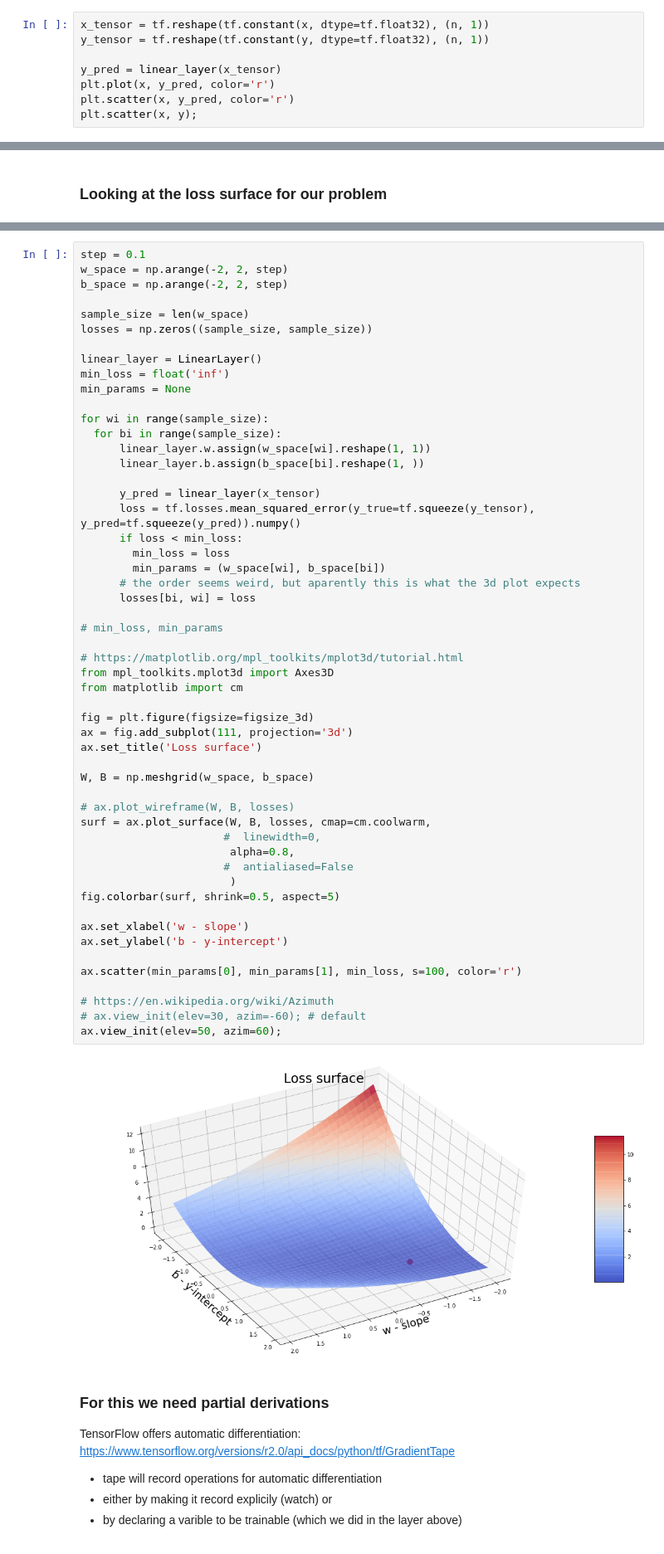
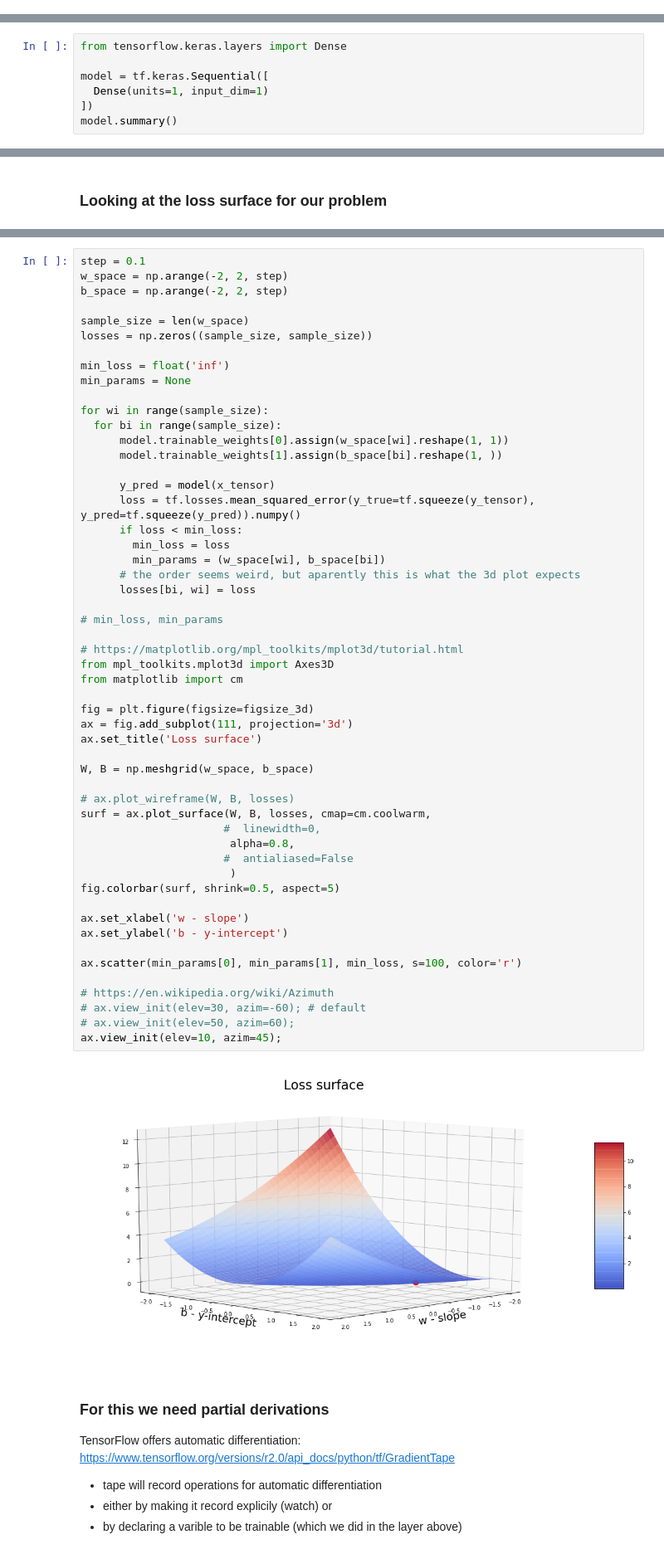
Before and after one commit to DJCordhose/ml-workshop, a Jupyter notebook: notebooks/intro/2021/intro-regression.ipynb, the cells around one changed output, grey strips where cells are left out. Shown at 83% size. Cells and saved outputs as stored; diff of their text form.

```diff
--- a/notebooks/intro/2021/intro-regression.ipynb
+++ b/notebooks/intro/2021/intro-regression.ipynb
@@ -312,8 +232,0 @@ linear_layer.trainable_variables
-# %%
-x_tensor = tf.reshape(tf.constant(x, dtype=tf.float32), (n, 1))
-y_tensor = tf.reshape(tf.constant(y, dtype=tf.float32), (n, 1))
-
-y_pred = linear_layer(x_tensor)
-plt.plot(x, y_pred, color='r')
-plt.scatter(x, y_pred, color='r')
-plt.scatter(x, y);
@@ -327,0 +237,7 @@ plt.scatter(x, y);
+# %%
+from tensorflow.keras.layers import Dense
+
+model = tf.keras.Sequential([
+  Dense(units=1, input_dim=1)
+])
+model.summary()
@@ -426,16 +365,15 @@ b_space = np.arange(-2, 2, step)
 sample_size = len(w_space)
 losses = np.zeros((sample_size, sample_size))
 
-linear_layer = LinearLayer()
 min_loss = float('inf')
 min_params = None
 
 for wi in range(sample_size):
   for bi in range(sample_size):
-      linear_layer.w.assign(w_space[wi].reshape(1, 1))
-      linear_layer.b.assign(b_space[bi].reshape(1, ))
+      model.trainable_weights[0].assign(w_space[wi].reshape(1, 1))
+      model.trainable_weights[1].assign(b_space[bi].reshape(1, ))
 
-      y_pred = linear_layer(x_tensor)
+      y_pred = model(x_tensor)
       loss = tf.losses.mean_squared_error(y_true=tf.squeeze(y_tensor), y_pred=tf.squeeze(y_pred)).numpy()
       if loss < min_loss:
         min_loss = loss
@@ -444,35 +382,36 @@ for wi in range(sample_size):
       losses[bi, wi] = loss
 
 # min_loss, min_params
 
 # https://matplotlib.org/mpl_toolkits/mplot3d/tutorial.html
 from mpl_toolkits.mplot3d import Axes3D
 from matplotlib import cm
 
 fig = plt.figure(figsize=figsize_3d)
 ax = fig.add_subplot(111, projection='3d')
 ax.set_title('Loss surface')
 
 W, B = np.meshgrid(w_space, b_space)
 
 # ax.plot_wireframe(W, B, losses)
 surf = ax.plot_surface(W, B, losses, cmap=cm.coolwarm,
                       #  linewidth=0,
                        alpha=0.8,
                       #  antialiased=False
                        )
 fig.colorbar(surf, shrink=0.5, aspect=5)
 
 ax.set_xlabel('w - slope')
 ax.set_ylabel('b - y-intercept')
 
 ax.scatter(min_params[0], min_params[1], min_loss, s=100, color='r')
 
 # https://en.wikipedia.org/wiki/Azimuth
 # ax.view_init(elev=30, azim=-60); # default
-ax.view_init(elev=50, azim=60);
+# ax.view_init(elev=50, azim=60);
+ax.view_init(elev=10, azim=45);
 # %% [output]
-[figure, old version]
+[figure, new version]
 # %% [markdown]
 ### For this we need partial derivations
 
```
Also changed, not shown: parts of 76 cells of this notebook.
